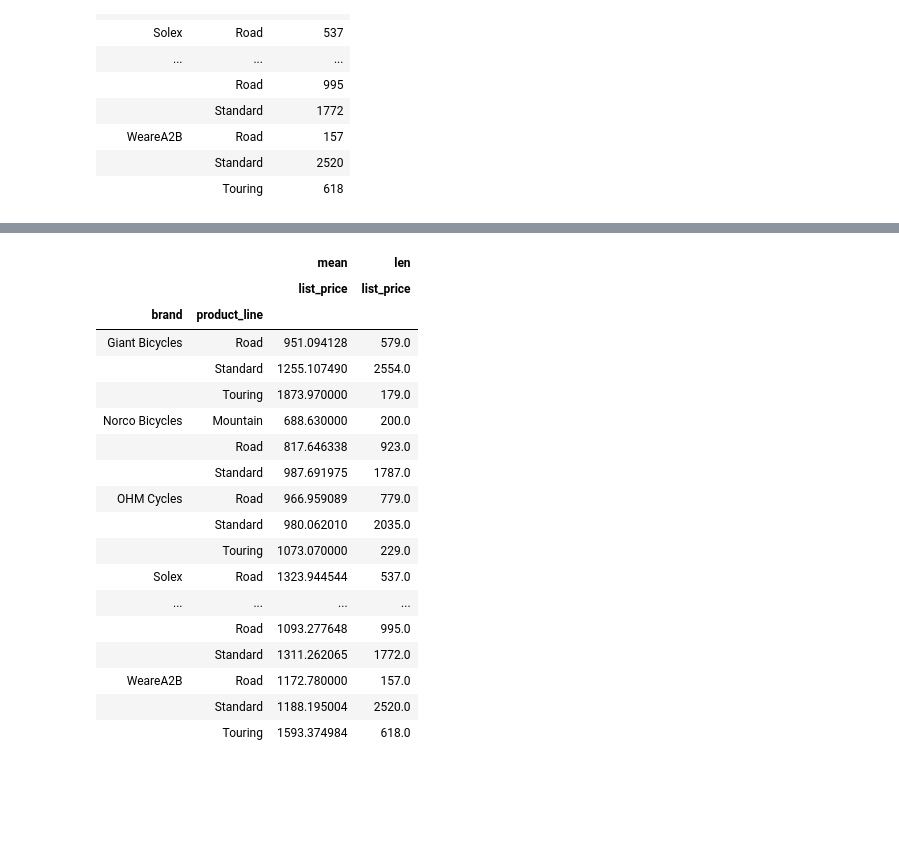
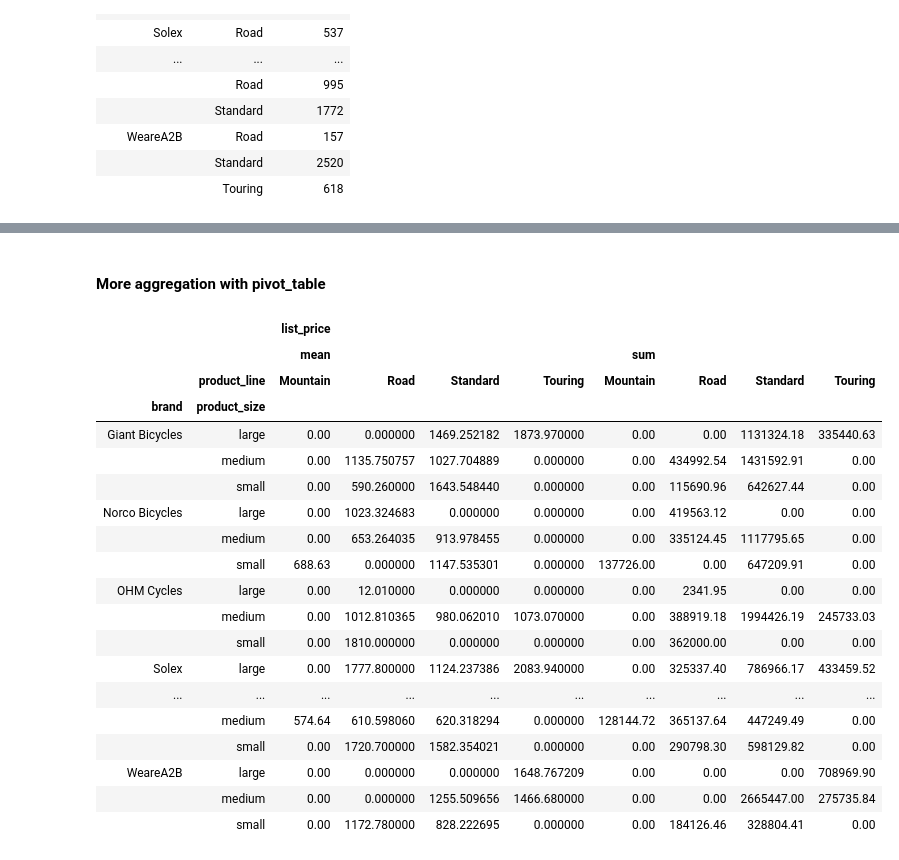
Before and after one commit to molinexx/Data-analysis-with-Python, a Jupyter notebook: Cycle data analysis.ipynb, the cells around one changed output, grey strips where cells are left out. Saved outputs shown, nothing was run; the diff lists cells and outputs as text; code cells hidden in the pictures; blank space fills up the shorter version.

```diff
--- a/Cycle data analysis.ipynb
+++ b/Cycle data analysis.ipynb
@@ -169,22 +218,26 @@ data.groupby(["brand", "product_line"]).agg({"list_price":["mean", "count"]})
+# %% [markdown]
+#### More aggregation with pivot_table
 # %%
-data.pivot_table(index=["brand", "product_line"], values = "list_price", aggfunc =[np.mean, len])
+cycle_summary= data.pivot_table(index=["brand", "product_size"], columns="product_line", values = ["list_price", "standard_cost"], aggfunc= {"list_price":[np.mean, sum]}, fill_value = 0)
+cycle_summary
 # %% [output]
-|  |  | mean | len |
-|  |  | list_price | list_price |
-| brand | product_line |  |  |
-| Giant Bicycles | Road | 951.094128 | 579.0 |
-|  | Standard | 1255.107490 | 2554.0 |
-|  | Touring | 1873.970000 | 179.0 |
-| Norco Bicycles | Mountain | 688.630000 | 200.0 |
-|  | Road | 817.646338 | 923.0 |
-|  | Standard | 987.691975 | 1787.0 |
-| OHM Cycles | Road | 966.959089 | 779.0 |
-|  | Standard | 980.062010 | 2035.0 |
-|  | Touring | 1073.070000 | 229.0 |
-| Solex | Road | 1323.944544 | 537.0 |
-| ... | ... | ... | ... |
-|  | Road | 1093.277648 | 995.0 |
-|  | Standard | 1311.262065 | 1772.0 |
-| WeareA2B | Road | 1172.780000 | 157.0 |
-|  | Standard | 1188.195004 | 2520.0 |
-|  | Touring | 1593.374984 | 618.0 |
+|  |  | list_price |  |  |  |  |  |  |  |
+|  |  | mean |  |  |  | sum |  |  |  |
+|  | product_line | Mountain | Road | Standard | Touring | Mountain | Road | Standard | Touring |
+| brand | product_size |  |  |  |  |  |  |  |  |
+| Giant Bicycles | large | 0.00 | 0.000000 | 1469.252182 | 1873.970000 | 0.00 | 0.00 | 1131324.18 | 335440.63 |
+|  | medium | 0.00 | 1135.750757 | 1027.704889 | 0.000000 | 0.00 | 434992.54 | 1431592.91 | 0.00 |
+|  | small | 0.00 | 590.260000 | 1643.548440 | 0.000000 | 0.00 | 115690.96 | 642627.44 | 0.00 |
+| Norco Bicycles | large | 0.00 | 1023.324683 | 0.000000 | 0.000000 | 0.00 | 419563.12 | 0.00 | 0.00 |
+|  | medium | 0.00 | 653.264035 | 913.978455 | 0.000000 | 0.00 | 335124.45 | 1117795.65 | 0.00 |
+|  | small | 688.63 | 0.000000 | 1147.535301 | 0.000000 | 137726.00 | 0.00 | 647209.91 | 0.00 |
+| OHM Cycles | large | 0.00 | 12.010000 | 0.000000 | 0.000000 | 0.00 | 2341.95 | 0.00 | 0.00 |
+|  | medium | 0.00 | 1012.810365 | 980.062010 | 1073.070000 | 0.00 | 388919.18 | 1994426.19 | 245733.03 |
+|  | small | 0.00 | 1810.000000 | 0.000000 | 0.000000 | 0.00 | 362000.00 | 0.00 | 0.00 |
+| Solex | large | 0.00 | 1777.800000 | 1124.237386 | 2083.940000 | 0.00 | 325337.40 | 786966.17 | 433459.52 |
+| ... | ... | ... | ... | ... | ... | ... | ... | ... | ... |
+|  | medium | 574.64 | 610.598060 | 620.318294 | 0.000000 | 128144.72 | 365137.64 | 447249.49 | 0.00 |
+|  | small | 0.00 | 1720.700000 | 1582.354021 | 0.000000 | 0.00 | 290798.30 | 598129.82 | 0.00 |
+| WeareA2B | large | 0.00 | 0.000000 | 0.000000 | 1648.767209 | 0.00 | 0.00 | 0.00 | 708969.90 |
+|  | medium | 0.00 | 0.000000 | 1255.509656 | 1466.680000 | 0.00 | 0.00 | 2665447.00 | 275735.84 |
+|  | small | 0.00 | 1172.780000 | 828.222695 | 0.000000 | 0.00 | 184126.46 | 328804.41 | 0.00 |
```
Also changed, not shown: parts of 18 cells of this notebook.
